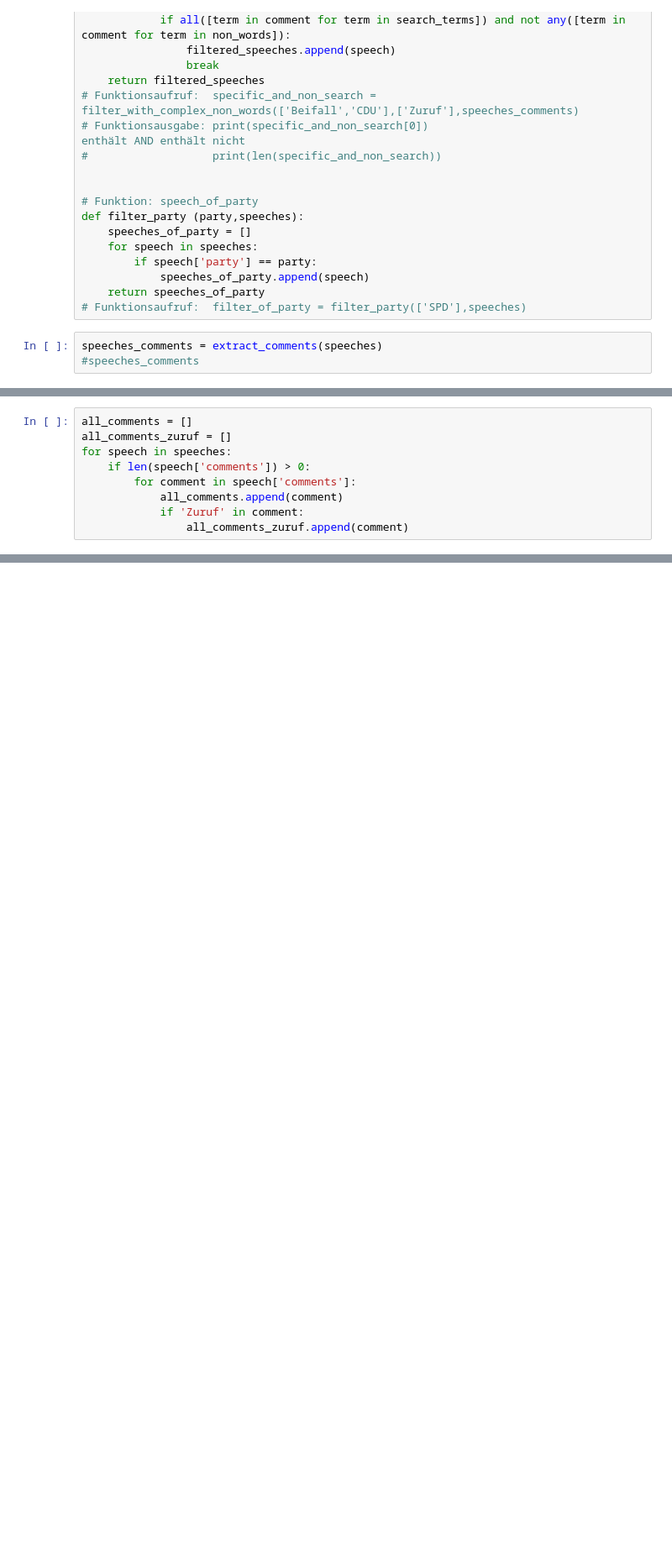
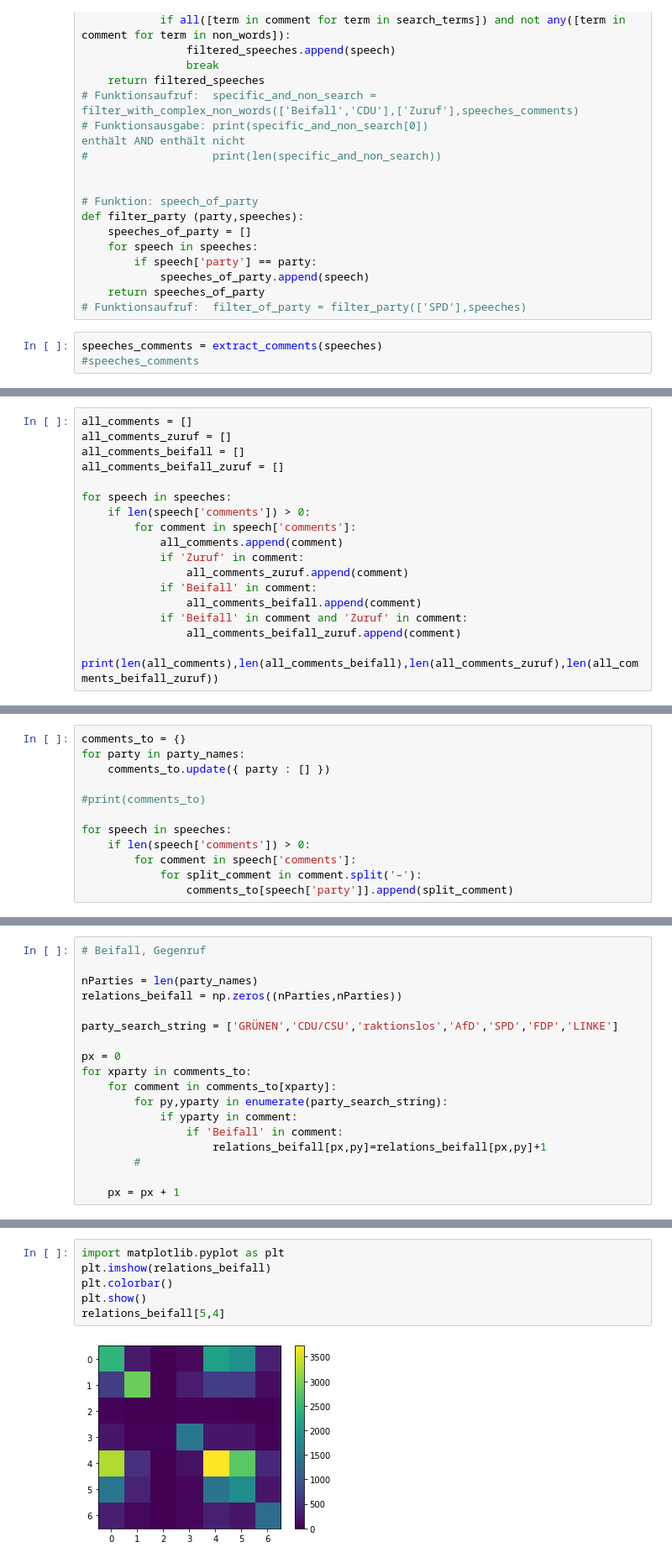
Before and after one commit to sevenbanisch/bundestagsreden, a Jupyter notebook: pipelines_SS22/Sven/kommentare.ipynb, the cells around one changed output, grey strips where cells are left out. Shown at 84% size. Drawn from its saved outputs; the diff is of its cells as text; blank space fills up the shorter version.

```diff
--- a/pipelines_SS22/Sven/kommentare.ipynb
+++ b/pipelines_SS22/Sven/kommentare.ipynb
@@ -74,9 +78,18 @@ speeches_comments = extract_comments(speeches)
 # %%
 all_comments = []
 all_comments_zuruf = []
+all_comments_beifall = []
+all_comments_beifall_zuruf = []
+
 for speech in speeches:
     if len(speech['comments']) > 0:
         for comment in speech['comments']:
             all_comments.append(comment)
             if 'Zuruf' in comment:
                 all_comments_zuruf.append(comment)
+            if 'Beifall' in comment:
+                all_comments_beifall.append(comment)
+            if 'Beifall' in comment and 'Zuruf' in comment:
+                all_comments_beifall_zuruf.append(comment)
+
+print(len(all_comments),len(all_comments_beifall),len(all_comments_zuruf),len(all_comments_beifall_zuruf))
@@ -82,0 +137,12 @@ for speech in speeches:
+# %%
+comments_to = {}
+for party in party_names:
+    comments_to.update({ party : [] })
+
+#print(comments_to)
+
+for speech in speeches:
+    if len(speech['comments']) > 0:
+        for comment in speech['comments']:
+            for split_comment in comment.split('–'):
+                comments_to[speech['party']].append(split_comment)
@@ -82,0 +151,18 @@ for speech in speeches:
+# %%
+# Beifall, Gegenruf
+
+nParties = len(party_names)
+relations_beifall = np.zeros((nParties,nParties))
+
+party_search_string = ['GRÜNEN','CDU/CSU','raktionslos','AfD','SPD','FDP','LINKE']
+
+px = 0
+for xparty in comments_to:
+    for comment in comments_to[xparty]:
+        for py,yparty in enumerate(party_search_string):
+            if yparty in comment:
+                if 'Beifall' in comment:
+                    relations_beifall[px,py]=relations_beifall[px,py]+1
+        #
+
+    px = px + 1
@@ -82,0 +177,8 @@ for speech in speeches:
+# %%
+import matplotlib.pyplot as plt
+plt.imshow(relations_beifall)
+plt.colorbar()
+plt.show()
+relations_beifall[5,4]
+# %% [output]
+[figure, added]
```
Also changed, not shown: parts of 18 cells of this notebook, 1 other file.
